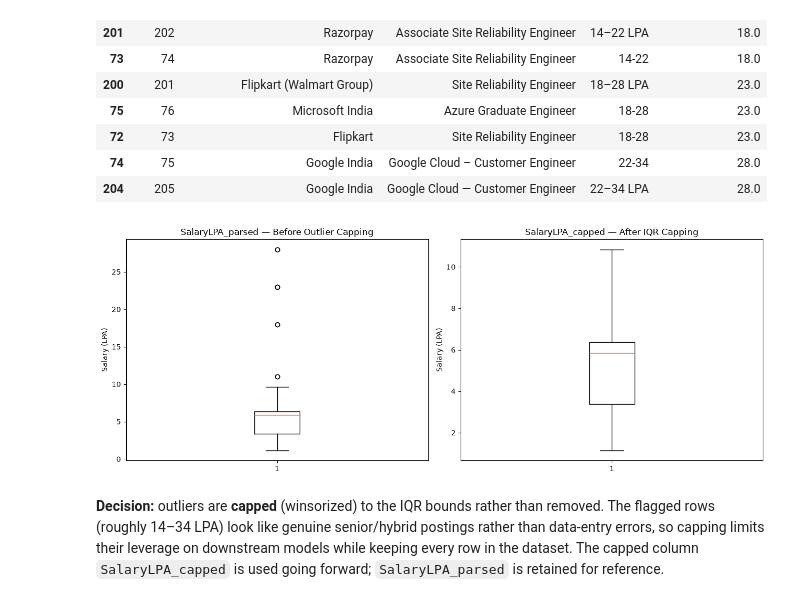
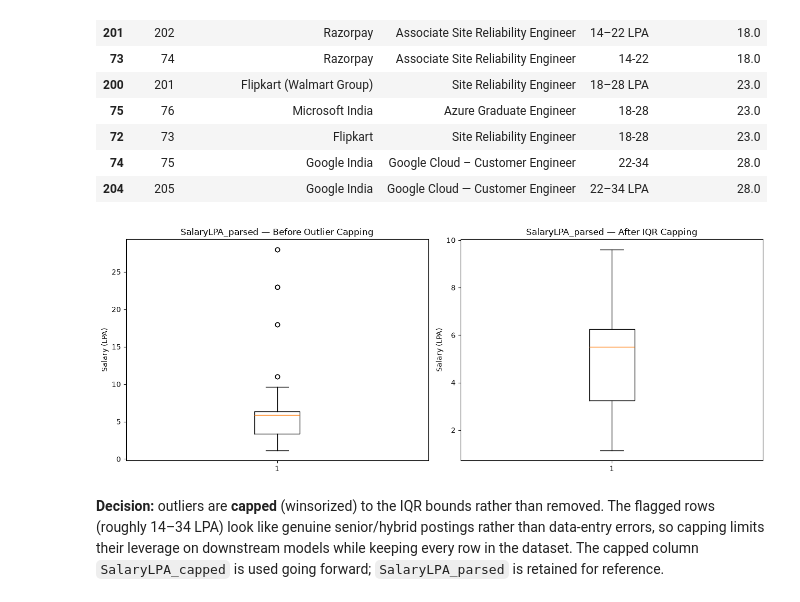
Before and after one commit to siddheshRajendraNimbalkar/NeoAI, a Jupyter notebook: Data_Preprocessing_Merged_Industry_Job.ipynb, the cells around one changed output. Drawn from its saved outputs; the diff is of its cells as text; code cells hidden in the pictures.

```diff
--- a/Data_Preprocessing_Merged_Industry_Jobs.ipynb
+++ b/Data_Preprocessing_Merged_Industry_Job.ipynb
@@ -148,9 +148,15 @@ def group_role(r):
 
 df['Role_Group'] = df['Role'].apply(group_role)
 
-role_encoder = LabelEncoder()
-df['Role_Group_Encoded'] = role_encoder.fit_transform(df['Role_Group'])
+# Role_Group is nominal (categorical), so one-hot encode it instead of
+# assigning arbitrary numeric order with LabelEncoder.
+role_dummies = pd.get_dummies(
+    df['Role_Group'],
+    prefix='Role_Group',
+    dtype=int
+)
+df = pd.concat([df, role_dummies], axis=1)
 
-print(dict(zip(role_encoder.classes_, role_encoder.transform(role_encoder.classes_))))
+print('Role_Group one-hot columns:', list(role_dummies.columns))
 df['Role_Group'].value_counts()
 # %% [output]
@@ -185,17 +191,19 @@ def normalize_exp(val):
 
 df['Experience_Level'] = df['Experience'].apply(normalize_exp)
 
-# Ordinal mapping — least to most experience required
+# Ordinal mapping: larger values represent more required experience.
+# Unknown and Other are not given an artificial ordinal rank.
 exp_order = {
-    'Unknown': 0,
-    'Fresher/Entry Level': 1,
-    '0-1 Years': 2,
-    '0-2 Years': 3,
-    '0-3 Years': 4,
-    'Fresher-2/3 Yrs (mixed)': 4,
-    'Other': 2,
+    'Fresher/Entry Level': 0,
+    '0-1 Years': 1,
+    '0-2 Years': 2,
+    '0-3 Years': 3,
+    'Fresher-2/3 Yrs (mixed)': 3,
 }
-df['Experience_Encoded'] = df['Experience_Level'].map(exp_order)
+df['Experience_Encoded'] = df['Experience_Level'].map(exp_order).astype('float')
+
+# Preserve information about records whose experience level is unknown/unmapped.
+df['Experience_Unknown'] = df['Experience_Level'].isin(['Unknown', 'Other']).astype(int)
 
 df['Experience_Level'].value_counts()
 # %% [output]
@@ -262,21 +270,25 @@ Outlier rows detected: 9
 # %%
 fig, ax = plt.subplots(1, 2, figsize=(13, 5))
 ax[0].boxplot(df['SalaryLPA_parsed'], vert=True)
 ax[0].set_title('SalaryLPA_parsed — Before Outlier Capping')
 ax[0].set_ylabel('Salary (LPA)')
 
 # Cap outliers to the IQR bounds rather than dropping them — these look like genuine
 # senior/hybrid postings (14-34 LPA) mixed into an otherwise fresher-focused dataset,
 # not data errors, so capping preserves the rows while limiting their leverage.
-df['SalaryLPA_capped'] = df['SalaryLPA_parsed'].clip(lower=lower_bound, upper=upper_bound)
+# Remove salary outliers using the IQR rule instead of capping them.
+df = df[
+    (df['SalaryLPA_parsed'] >= lower_bound) &
+    (df['SalaryLPA_parsed'] <= upper_bound)
+].copy()
 
-ax[1].boxplot(df['SalaryLPA_capped'], vert=True)
-ax[1].set_title('SalaryLPA_capped — After IQR Capping')
+ax[1].boxplot(df['SalaryLPA_parsed'], vert=True)
+ax[1].set_title('SalaryLPA_parsed — After IQR Capping')
 ax[1].set_ylabel('Salary (LPA)')
 plt.tight_layout()
 plt.show()
 # %% [output]
-[figure, old version]
+[figure, new version]
 # %% [markdown]
 **Decision:** outliers are **capped** (winsorized) to the IQR bounds rather than removed. The
 flagged rows (roughly 14–34 LPA) look like genuine senior/hybrid postings rather than data-entry errors,
```
Also changed, not shown: parts of 3 cells of this notebook, 7 other files.
